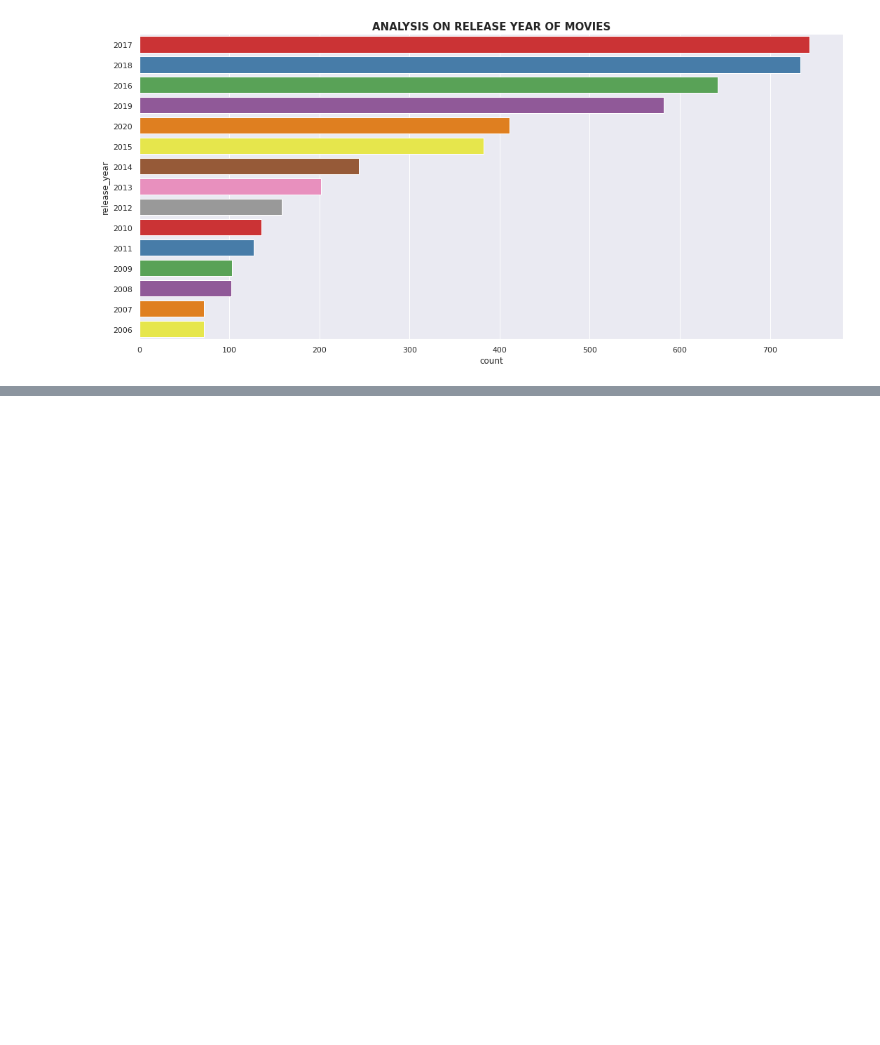
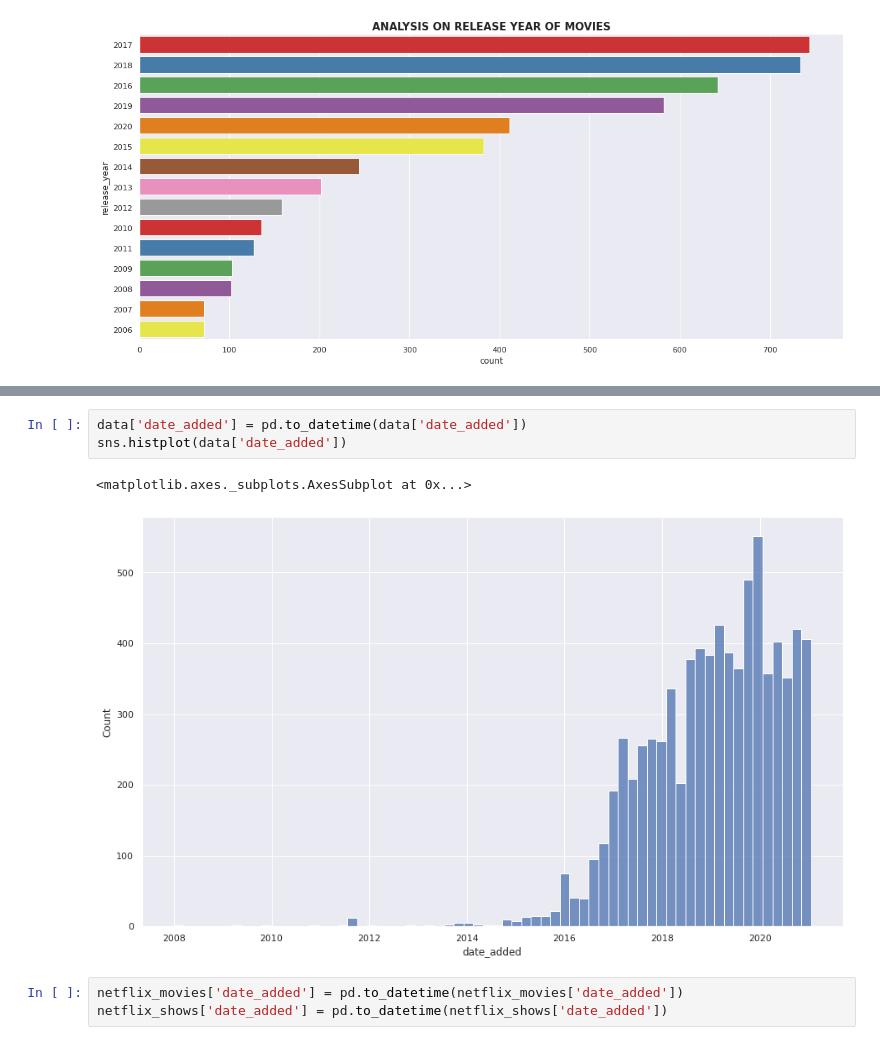
Before and after one commit to 143biswajit/NETFLIX-MOVIES-AND-TV-SHOWS-CLUSTERING, a Jupyter notebook: NETFLIX_MOVIES_AND_TV_SHOWS_CLUSTERING.ipynb, the cells around one changed output, grey strips where cells are left out. Cells and saved outputs as stored; diff of their text form; blank space fills up the shorter version.

```diff
--- a/NETFLIX_MOVIES_AND_TV_SHOWS_CLUSTERING.ipynb
+++ b/NETFLIX_MOVIES_AND_TV_SHOWS_CLUSTERING.ipynb
@@ -425,0 +438,9 @@ plt.show()
+# %%
+data['date_added'] = pd.to_datetime(data['date_added'])
+sns.histplot(data['date_added'])
+# %% [output]
+<matplotlib.axes._subplots.AxesSubplot at 0x...>
+[figure, added]
+# %%
+netflix_movies['date_added'] = pd.to_datetime(netflix_movies['date_added'])
+netflix_shows['date_added'] = pd.to_datetime(netflix_shows['date_added'])
```
Also changed, not shown: parts of 27 cells of this notebook.
